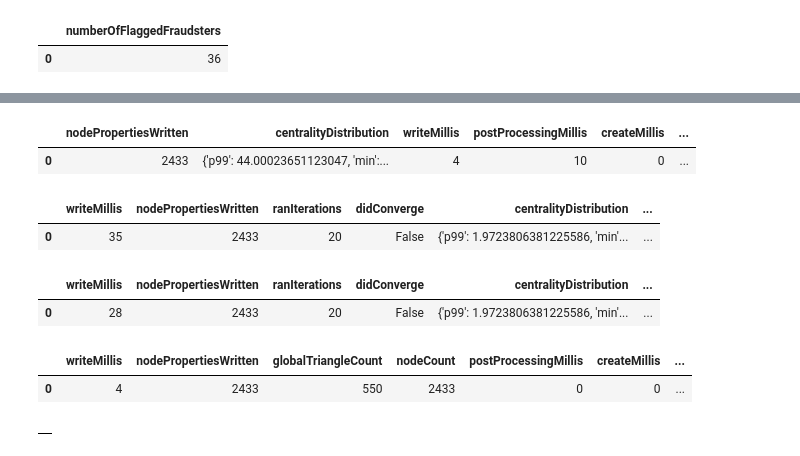
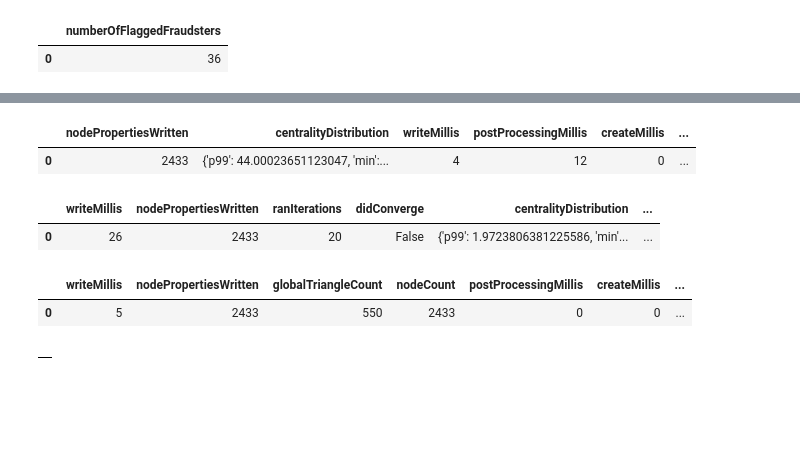
Before and after one commit to lqst/notebooks, a Jupyter notebook: paysim-demo.ipynb, the cells around one changed output, grey strips where cells are left out. Saved outputs shown, nothing was run; the diff lists cells and outputs as text; code cells hidden in the pictures; blank space fills up the shorter version.

```diff
--- a/paysim-demo.ipynb
+++ b/paysim-demo.ipynb
@@ -190,18 +161,19 @@ with driver.session(database = DB_NAME) as session:
 # %%
-# Find fraud rings ( louvain comminities)
+# Find fraudlent communities ( louvain )
 with driver.session(database = DB_NAME) as session:
     result = session.read_transaction( lambda tx:
         tx.run(
         """
         MATCH (c:Client)
         WITH DISTINCT(c.LouvainCommunity) as louvain_id, count(c) as num_members
-        WHERE num_members > 5
+        WHERE num_members > $cap
         WITH louvain_id, num_members
         MATCH (c:Client) WHERE c.is_fraudster=1 AND c.LouvainCommunity = louvain_id
         WITH louvain_id, num_members, count(c) AS count_fraudsters
         RETURN louvain_id, num_members,count_fraudsters, toFloat(count_fraudsters)/toFloat(num_members) AS fraction_fraud
         ORDER BY fraction_fraud DESC
-        """
+        """,
+        cap = 10
         ).data()
     )
     df = pd.DataFrame(result)
@@ -230,14 +193,14 @@ with driver.session(database = DB_NAME) as session:
 # %% [output]
 [interactive output not drawn]
 # %%
-# Flag the "innocent"
+# Flag the "innocent" ( Clients in communities with few flagged transactions )
 with driver.session(database = DB_NAME) as session:
     result = session.write_transaction( lambda tx:
         tx.run(
         """
         MATCH (c:Client)
         WITH DISTINCT(c.LouvainCommunity) as louvain_id, count(c) as num_members
-        WHERE num_members > 5
+        WHERE num_members > 4
         WITH louvain_id, num_members
         MATCH (c:Client) WHERE c.is_fraudster=1 AND c.LouvainCommunity = louvain_id
         WITH louvain_id, num_members, count(c) AS count_fraudsters
@@ -264,7 +227,7 @@ with driver.session(database = DB_NAME) as session:
             nodeLabels:['Client'],
             relationshipTypes:['TRANSACTED_WITH'],
             relationshipWeightProperty:'amount',
-            embeddingDimension:8,
+            embeddingDimension:16,
             writeProperty:'embedding'
         })
         """
@@ -349,52 +312,37 @@ with driver.session(database = DB_NAME) as session:
     display(df)
     result = session.write_transaction( lambda tx:
     tx.run(
         """
         CALL gds.pageRank.write('client_graph',{
             nodeLabels:['Client'],
             relationshipTypes:['TRANSACTED_WITH'],
             writeProperty:'pageRank'
         });
         """
         ).data()
     )
     df = pd.DataFrame(result)
     display(df)
     result = session.write_transaction( lambda tx:
     tx.run(
         """
-        CALL gds.pageRank.write('client_graph',{
-            nodeLabels:['Client'],
-            relationshipTypes:['TRANSACTED_WITH'],
-            writeProperty:'pageRank'
-        });
-        """
-        ).data()
-    )
-    df = pd.DataFrame(result)
-    display(df)
-    result = session.write_transaction( lambda tx:
-    tx.run(
-        """
         CALL gds.triangleCount.write('client_graph',{
             nodeLabels:['Client'],
             relationshipTypes:['TRANSACTED_WITH'],
             writeProperty:'triangles'
         });
         """
         ).data()
     )
     df = pd.DataFrame(result)
     display(df)
 # %% [output]
 |  | nodePropertiesWritten | centralityDistribution | writeMillis | postProcessingMillis | createMillis | ... |
-| 0 | 2433 | {'p99': 44.00023651123047, 'min':... | 4 | 10 | 0 | ... |
+| 0 | 2433 | {'p99': 44.00023651123047, 'min':... | 4 | 12 | 0 | ... |
 |  | writeMillis | nodePropertiesWritten | ranIterations | didConverge | centralityDistribution | ... |
-| 0 | 35 | 2433 | 20 | False | {'p99': 1.9723806381225586, 'min'... | ... |
+| 0 | 26 | 2433 | 20 | False | {'p99': 1.9723806381225586, 'min'... | ... |
-|  | writeMillis | nodePropertiesWritten | ranIterations | didConverge | centralityDistribution | ... |
-| 0 | 28 | 2433 | 20 | False | {'p99': 1.9723806381225586, 'min'... | ... |
+|  | writeMillis | nodePropertiesWritten | globalTriangleCount | nodeCount | postProcessingMillis | createMillis | ... |
+| 0 | 5 | 2433 | 550 | 2433 | 0 | 0 | ... |
-|  | writeMillis | nodePropertiesWritten | globalTriangleCount | nodeCount | postProcessingMillis | createMillis | ... |
-| 0 | 4 | 2433 | 550 | 2433 | 0 | 0 | ... |
 # %%
 # Calculate some additional "graph features" using cypher
 with driver.session(database = DB_NAME) as session:
```
Also changed, not shown: parts of 19 cells of this notebook.
